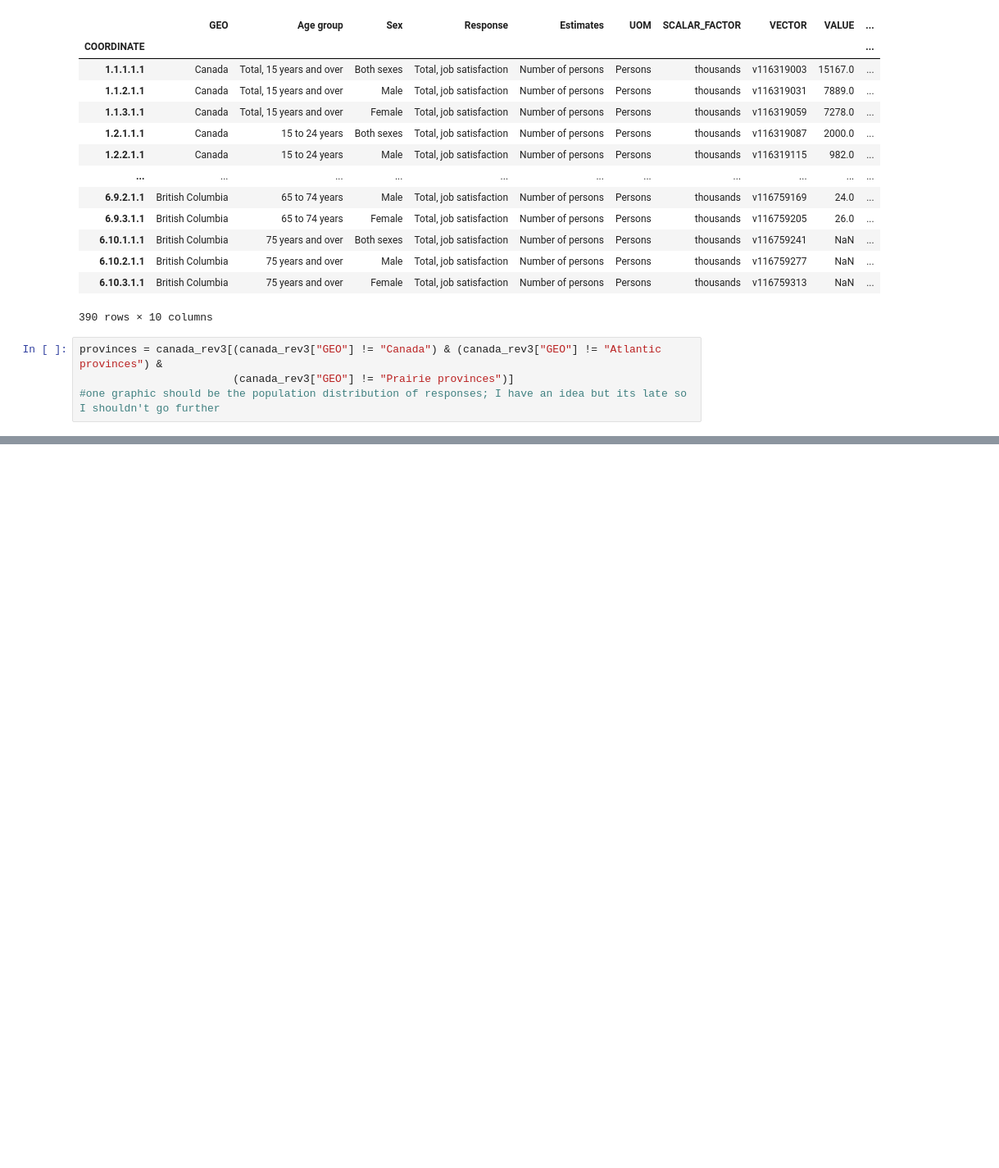
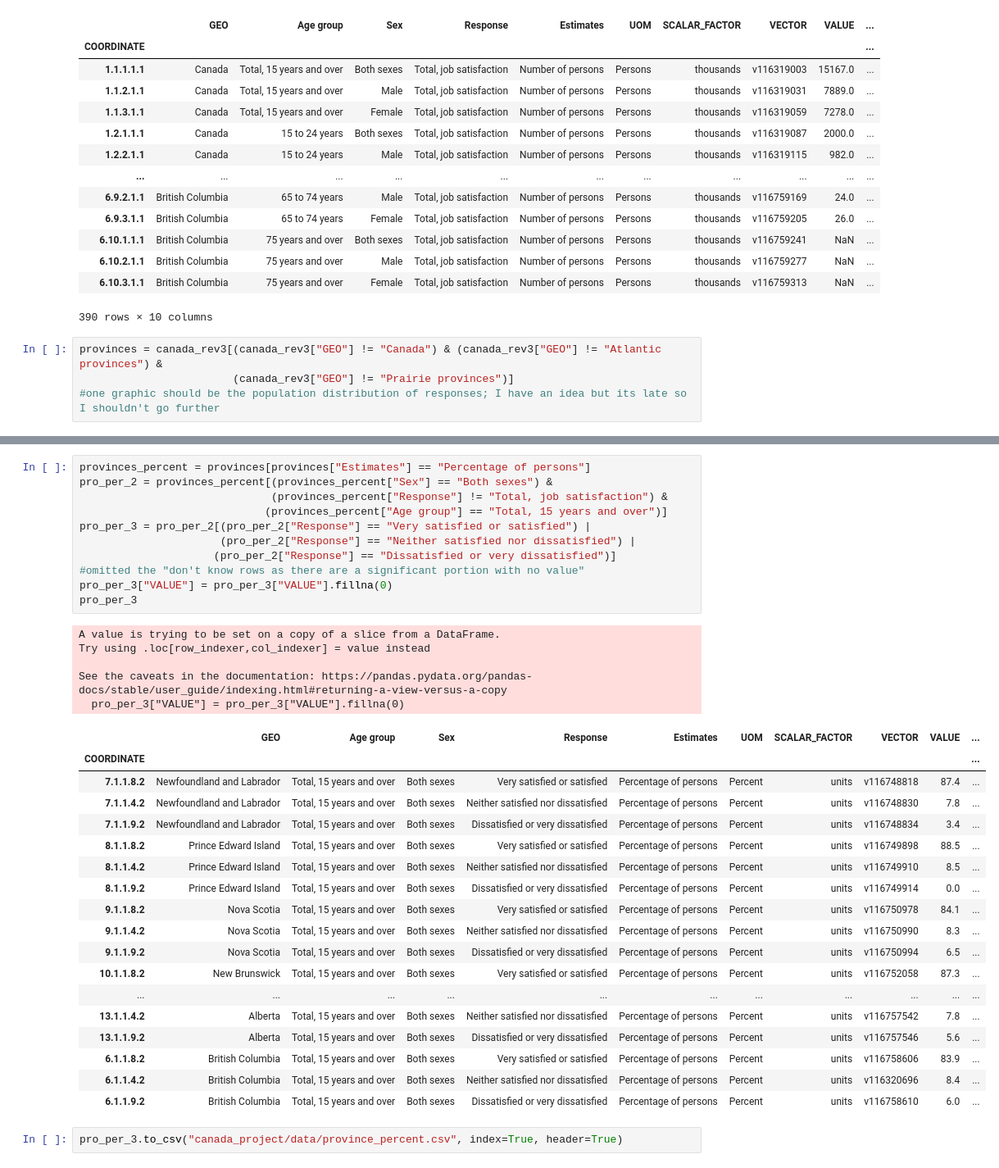
Before and after one commit to hhodek/UofWProject1, a Jupyter notebook: project.ipynb, the cells around one changed output, grey strips where cells are left out. Shown at 82% size. Saved outputs shown, nothing was run; the diff lists cells and outputs as text; blank space fills up the shorter version.

Commit message:
some experiment with a long pruning of data

```diff
--- a/project.ipynb
+++ b/project.ipynb
@@ -69,0 +89,37 @@ provinces = canada_rev3[(canada_rev3["GEO"] != "Canada") & (canada_rev3["GEO"] !
+# %%
+provinces_percent = provinces[provinces["Estimates"] == "Percentage of persons"]
+pro_per_2 = provinces_percent[(provinces_percent["Sex"] == "Both sexes") &
+                              (provinces_percent["Response"] != "Total, job satisfaction") &
+                             (provinces_percent["Age group"] == "Total, 15 years and over")]
+pro_per_3 = pro_per_2[(pro_per_2["Response"] == "Very satisfied or satisfied") |
+                      (pro_per_2["Response"] == "Neither satisfied nor dissatisfied") |
+                     (pro_per_2["Response"] == "Dissatisfied or very dissatisfied")]
+#omitted the "don't know rows as there are a significant portion with no value"
+pro_per_3["VALUE"] = pro_per_3["VALUE"].fillna(0)
+pro_per_3
+# %% [output]
+A value is trying to be set on a copy of a slice from a DataFrame.
+Try using .loc[row_indexer,col_indexer] = value instead
+
+See the caveats in the documentation: https://pandas.pydata.org/pandas-docs/stable/user_guide/indexing.html#returning-a-view-versus-a-copy
+  pro_per_3["VALUE"] = pro_per_3["VALUE"].fillna(0)
+|  | GEO | Age group | Sex | Response | Estimates | UOM | SCALAR_FACTOR | VECTOR | VALUE | ... |
+| COORDINATE |  |  |  |  |  |  |  |  |  | ... |
+| 7.1.1.8.2 | Newfoundland and Labrador | Total, 15 years and over | Both sexes | Very satisfied or satisfied | Percentage of persons | Percent | units | v116748818 | 87.4 | ... |
+| 7.1.1.4.2 | Newfoundland and Labrador | Total, 15 years and over | Both sexes | Neither satisfied nor dissatisfied | Percentage of persons | Percent | units | v116748830 | 7.8 | ... |
+| 7.1.1.9.2 | Newfoundland and Labrador | Total, 15 years and over | Both sexes | Dissatisfied or very dissatisfied | Percentage of persons | Percent | units | v116748834 | 3.4 | ... |
+| 8.1.1.8.2 | Prince Edward Island | Total, 15 years and over | Both sexes | Very satisfied or satisfied | Percentage of persons | Percent | units | v116749898 | 88.5 | ... |
+| 8.1.1.4.2 | Prince Edward Island | Total, 15 years and over | Both sexes | Neither satisfied nor dissatisfied | Percentage of persons | Percent | units | v116749910 | 8.5 | ... |
+| 8.1.1.9.2 | Prince Edward Island | Total, 15 years and over | Both sexes | Dissatisfied or very dissatisfied | Percentage of persons | Percent | units | v116749914 | 0.0 | ... |
+| 9.1.1.8.2 | Nova Scotia | Total, 15 years and over | Both sexes | Very satisfied or satisfied | Percentage of persons | Percent | units | v116750978 | 84.1 | ... |
+| 9.1.1.4.2 | Nova Scotia | Total, 15 years and over | Both sexes | Neither satisfied nor dissatisfied | Percentage of persons | Percent | units | v116750990 | 8.3 | ... |
+| 9.1.1.9.2 | Nova Scotia | Total, 15 years and over | Both sexes | Dissatisfied or very dissatisfied | Percentage of persons | Percent | units | v116750994 | 6.5 | ... |
+| 10.1.1.8.2 | New Brunswick | Total, 15 years and over | Both sexes | Very satisfied or satisfied | Percentage of persons | Percent | units | v116752058 | 87.3 | ... |
+| ... | ... | ... | ... | ... | ... | ... | ... | ... | ... | ... |
+| 13.1.1.4.2 | Alberta | Total, 15 years and over | Both sexes | Neither satisfied nor dissatisfied | Percentage of persons | Percent | units | v116757542 | 7.8 | ... |
+| 13.1.1.9.2 | Alberta | Total, 15 years and over | Both sexes | Dissatisfied or very dissatisfied | Percentage of persons | Percent | units | v116757546 | 5.6 | ... |
+| 6.1.1.8.2 | British Columbia | Total, 15 years and over | Both sexes | Very satisfied or satisfied | Percentage of persons | Percent | units | v116758606 | 83.9 | ... |
+| 6.1.1.4.2 | British Columbia | Total, 15 years and over | Both sexes | Neither satisfied nor dissatisfied | Percentage of persons | Percent | units | v116320696 | 8.4 | ... |
+| 6.1.1.9.2 | British Columbia | Total, 15 years and over | Both sexes | Dissatisfied or very dissatisfied | Percentage of persons | Percent | units | v116758610 | 6.0 | ... |
+# %%
+pro_per_3.to_csv("canada_project/data/province_percent.csv", index=True, header=True)
```
Also changed, not shown: parts of 3 cells of this notebook, 1 other file.
